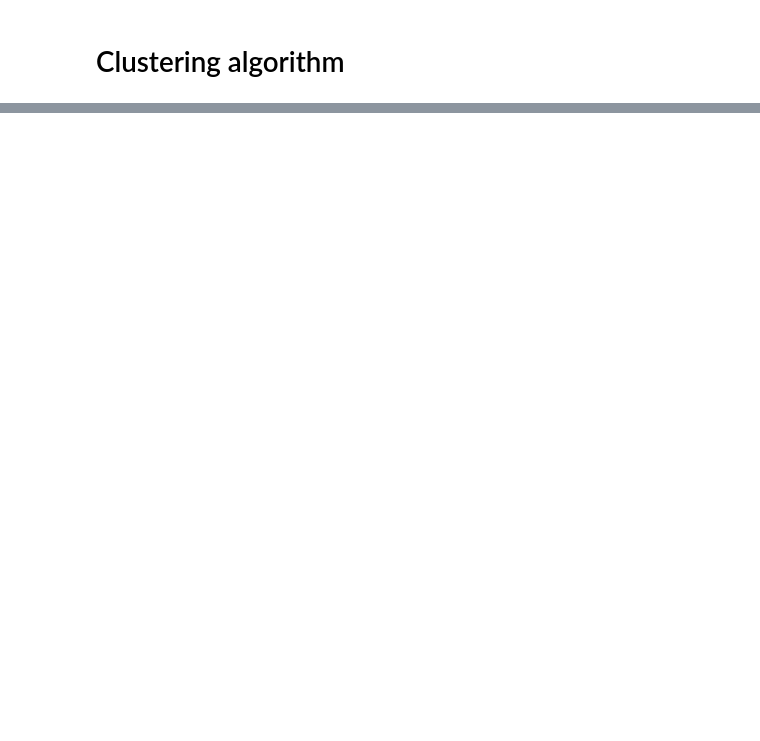
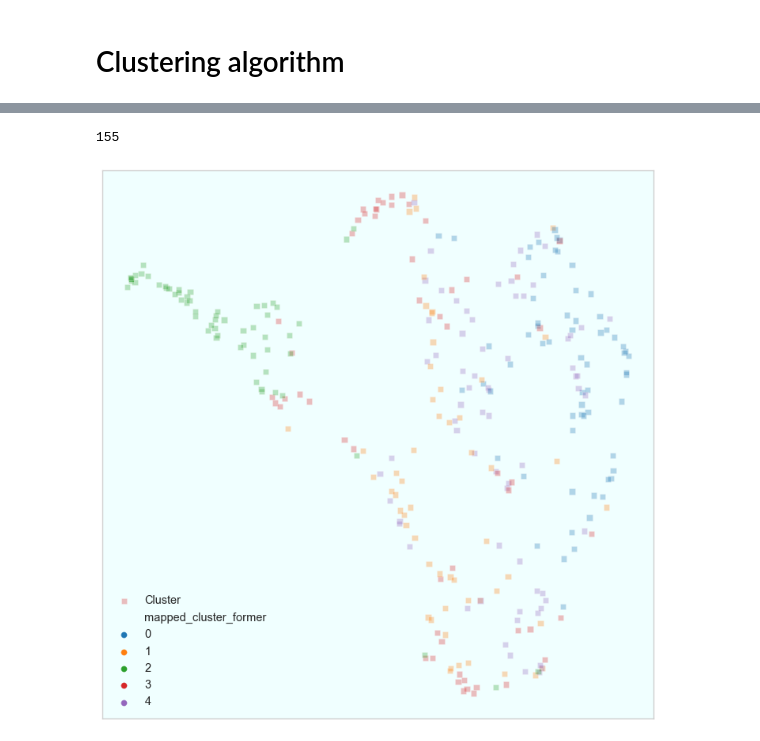
Before and after one commit to andyvng/pae-amr-prediction, a Jupyter notebook: analysis/cluster_analysis.ipynb, the cells around one changed output, grey strips where cells are left out. Drawn from its saved outputs; the diff is of its cells as text; code cells hidden in the pictures; blank space fills up the shorter version.

Commit message:
Clustering ids and plots

```diff
--- a/analysis/cluster_analysis.ipynb
+++ b/analysis/cluster_analysis.ipynb
@@ -27,7 +30,7 @@ from sklearn.model_selection import train_test_split
 input_shape = 18000
 latent_shape = 16
 
-m_state_dict = torch.load('../experiments/results/latent_learning/driams_variational_epoch_20.pt', map_location=torch.device('cpu'))
+m_state_dict = torch.load('../experiments/results/latent_learning/pae_variational_epoch_20.pt', map_location=torch.device('cpu'))
 model_new = VariationalAutoEncoder(input_shape, latent_shape)
 
 model_new.load_state_dict(m_state_dict)
@@ -156,0 +169,8 @@ plt.show()
+# %%
+kmeans_train_ids = pd.DataFrame({"id": alfred_train_ids,
+                                 'cluster': kmeans.labels_})
+kmeans_test_ids = pd.DataFrame({"id": alfred_test_ids,
+                                'cluster': test_labels})
+kmean_cluster_df = pd.concat([kmeans_train_ids, kmeans_test_ids],
+                             axis=0, ignore_index=True)
+ohe_cluster = pd.get_dummies(kmean_cluster_df, columns=['cluster'])
@@ -156,0 +184,38 @@ plt.show()
+# %%
+previous_kmean_cluster_df = pd.read_csv("~/Downloads/cluster_info_kmeans_previous_run.csv")
+# %%
+cluster_dict = {0: 0,
+                1: 2,
+                2: 1,
+                3: 3,
+                4: 4}
+
+merged_kmeans_train = kmeans_train_ids.merge(previous_kmean_cluster_df,
+                                             on='id',
+                                             how='inner',
+                                             suffixes=('_current', '_former'))
+
+merged_kmeans_train['mapped_cluster_former'] = merged_kmeans_train.apply(lambda row: cluster_dict[row['cluster_former']], axis=1)
+# %%
+sum(merged_kmeans_train['cluster_current'] == merged_kmeans_train['mapped_cluster_former'])
+# %% [output]
+155
+# %%
+fig, ax = plt.subplots(figsize=(12, 12), dpi=75)
+
+ax = sns.scatterplot(umap_values[:,0],
+                     umap_values[:,1],
+                     marker='s',
+                     hue=merged_kmeans_train['mapped_cluster_former'],
+                     palette='tab10',
+                     label='Cluster',
+                     alpha=0.3)
+
+ax.set_facecolor('azure')
+ax.grid(False)
+ax.legend(fontsize=14)
+ax.set_xticks([])
+ax.set_yticks([])
+plt.show()
+# %% [output]
+[figure, added]
```
Also changed, not shown: parts of 8 cells of this notebook, 6 other files.
